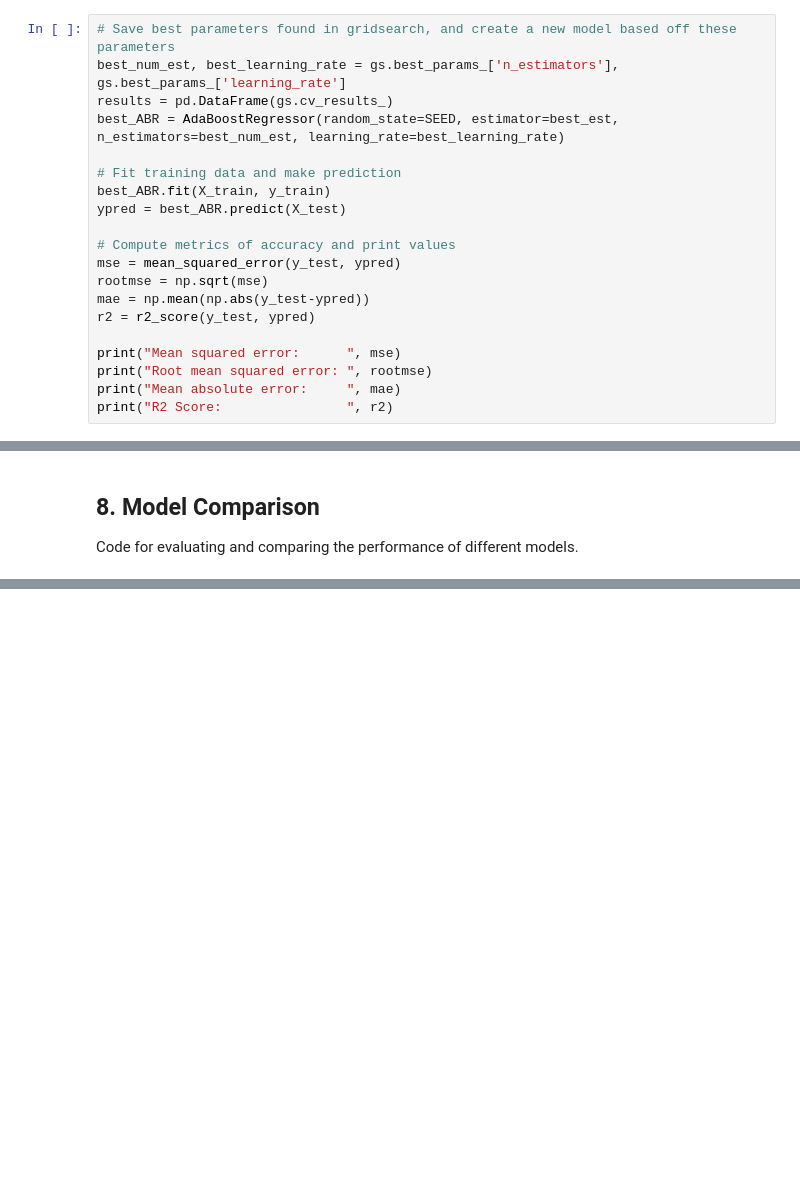
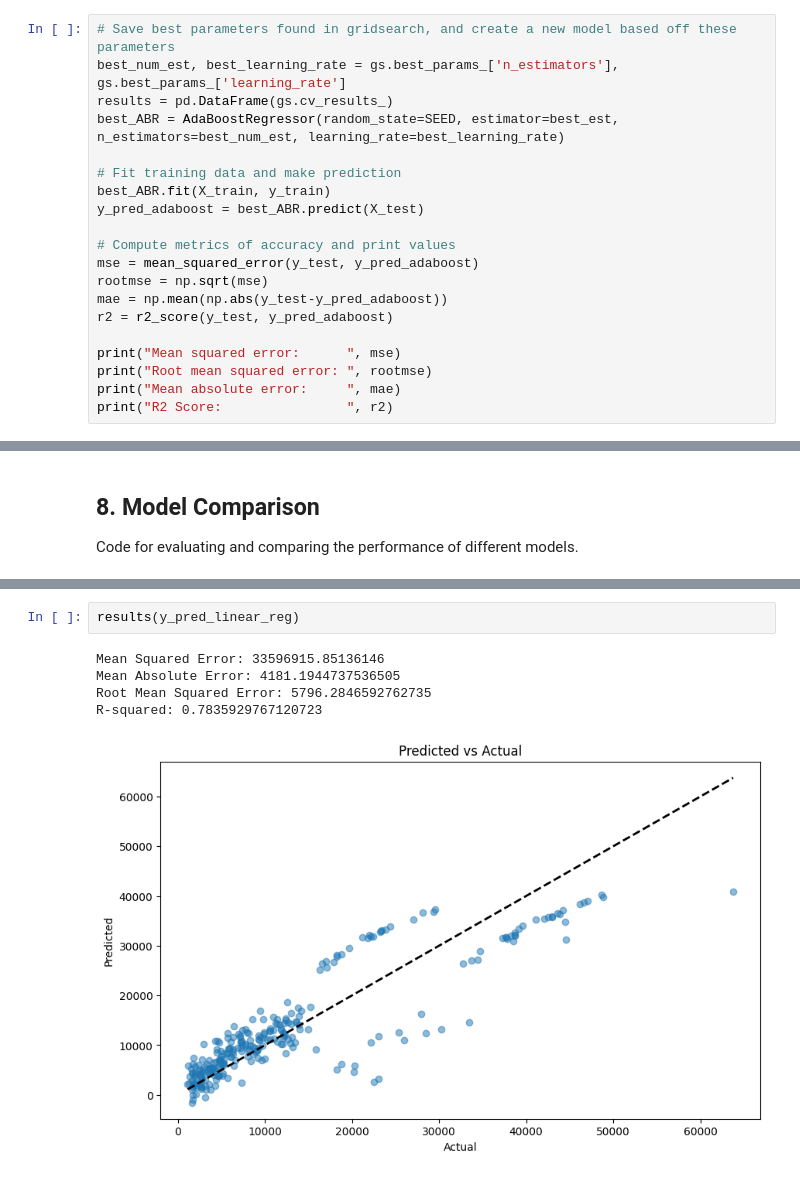
Before and after one commit to max-raney/health_insurance_ml, a Jupyter notebook: models.ipynb, the cells around one changed output, grey strips where cells are left out. Saved outputs shown, nothing was run; the diff lists cells and outputs as text; blank space fills up the shorter version.

Commit message:
Added a results function and plotted results for each model

```diff
--- a/models.ipynb
+++ b/models.ipynb
@@ -233,13 +233,13 @@ best_ABR = AdaBoostRegressor(random_state=SEED, estimator=best_est, n_estimators
 
 # Fit training data and make prediction
 best_ABR.fit(X_train, y_train)
-ypred = best_ABR.predict(X_test)
+y_pred_adaboost = best_ABR.predict(X_test)
 
 # Compute metrics of accuracy and print values
-mse = mean_squared_error(y_test, ypred)
+mse = mean_squared_error(y_test, y_pred_adaboost)
 rootmse = np.sqrt(mse)
-mae = np.mean(np.abs(y_test-ypred))
-r2 = r2_score(y_test, ypred)
+mae = np.mean(np.abs(y_test-y_pred_adaboost))
+r2 = r2_score(y_test, y_pred_adaboost)
 
 print("Mean squared error:      ", mse)
 print("Root mean squared error: ", rootmse)
@@ -379,0 +426,8 @@ Code for evaluating and comparing the performance of different models.
+# %%
+results(y_pred_linear_reg)
+# %% [output]
+Mean Squared Error: 33596915.85136146
+Mean Absolute Error: 4181.1944737536505
+Root Mean Squared Error: 5796.2846592762735
+R-squared: 0.7835929767120723
+[figure, added]
```
Also changed, not shown: parts of 13 cells of this notebook.
